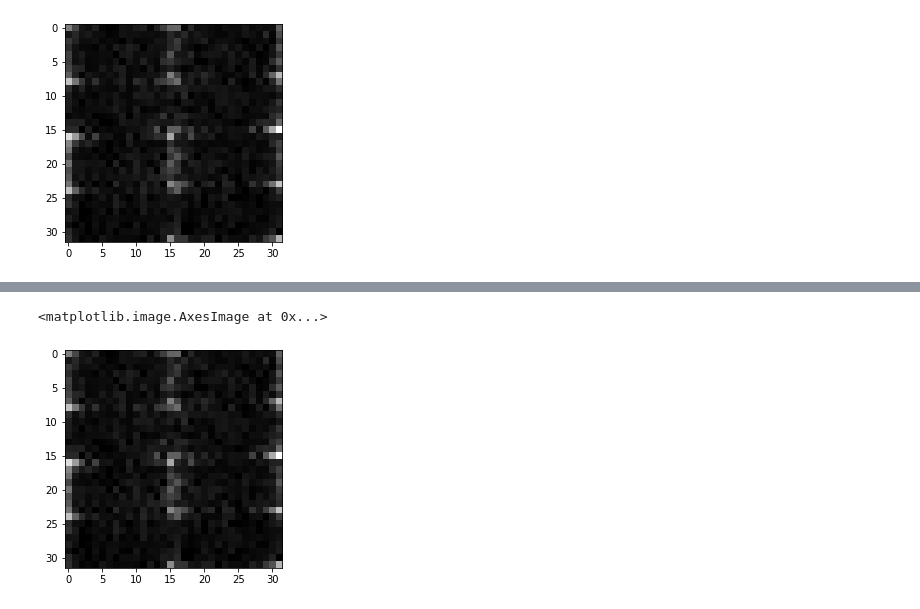
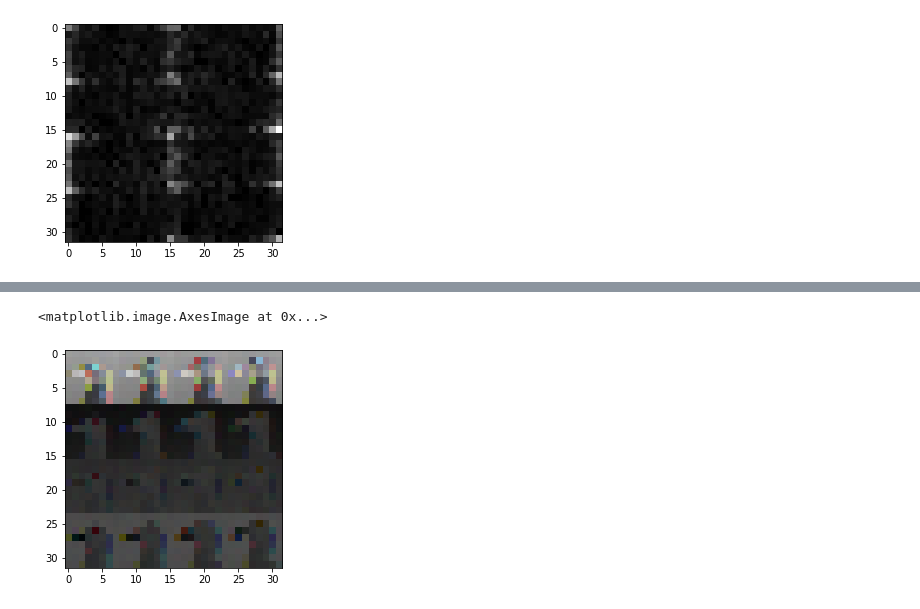
Before and after one commit to ShravanKarthik94/QC_Proj, a Jupyter notebook: Test_Image.ipynb, the cells around one changed output, grey strips where cells are left out. Saved outputs shown, nothing was run; the diff lists cells and outputs as text; code cells hidden in the pictures.

Commit message:
Test_Image: Update notebook version
Signed-off-by: Shravan Karthik <shravan1994@gmail.com>

```diff
--- a/Test_Image.ipynb
+++ b/Test_Image.ipynb
@@ -416,9 +431,9 @@ num_of_shots = 1024*1024*8
 # %%
 (anc_col, img_col, anc2_col, c_col, qc_col) = enc_img_col_mod(image2, 1)
 result_col = execute(qc_col, backend, shots=num_of_shots, backend_options={"fusion_enable":True}).result()
 img_result_col = decode_image_col(result_col, qc_col, num_of_shots, w, h)
 img_result_col = img_result_col[:,:,1:4]
-plt.imshow(img_result, cmap='gray')
+plt.imshow(img_result_col, cmap='gray')
 # %% [output]
 <matplotlib.image.AxesImage at 0x...>
-[figure, old version]
+[figure, new version]
```
Also changed, not shown: parts of 13 cells of this notebook.
